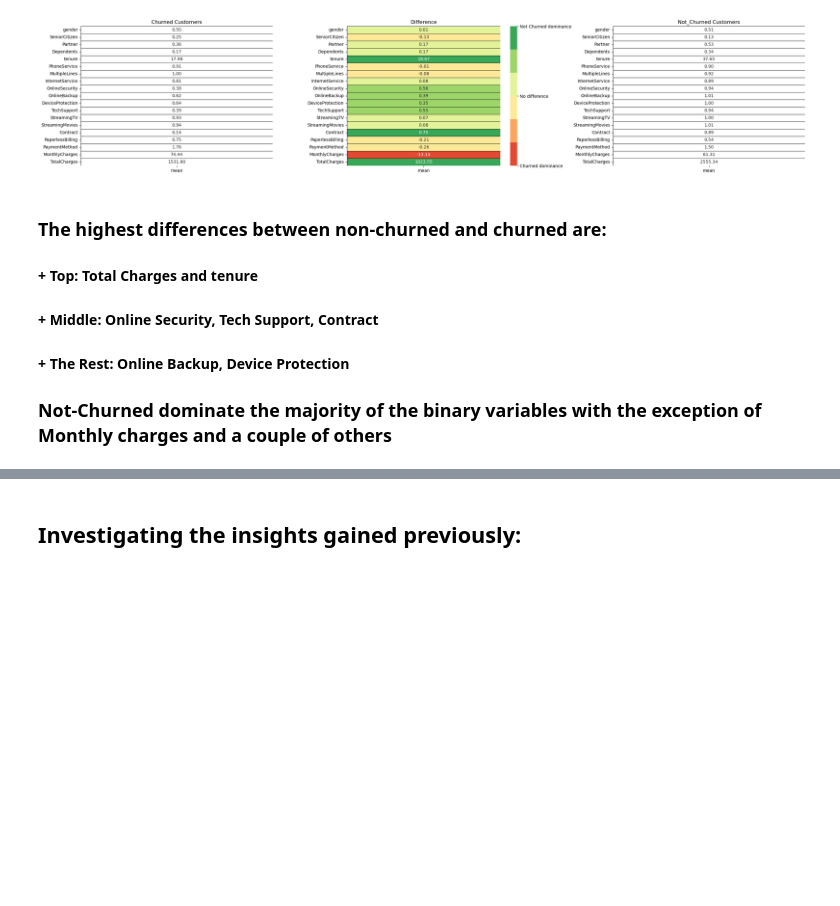
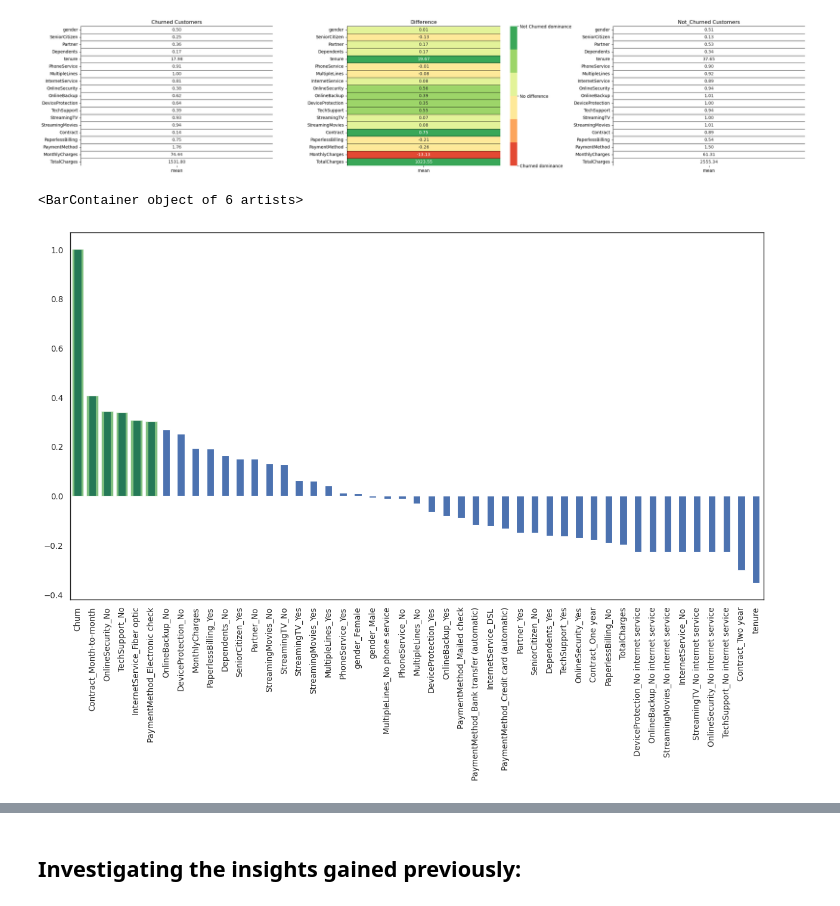
Before and after one commit to RusskiBoyVlad/Telco_customerchurn, a Jupyter notebook: telco-customer-churn.ipynb, the cells around one changed output, grey strips where cells are left out. Saved outputs shown, nothing was run; the diff lists cells and outputs as text; code cells hidden in the pictures; blank space fills up the shorter version.

Commit message:
Kaggle Notebook | Telco Customer Churn | Version 7

```diff
--- a/telco-customer-churn.ipynb
+++ b/telco-customer-churn.ipynb
@@ -360,10 +296,3 @@ plt.title('Not_Churned Customers');
 fig.tight_layout(pad=0)
 # %% [output]
 [figure]
-# %% [markdown]
-### The highest differences between non-churned and churned are:
-#### + Top: Total Charges and tenure
-#### + Middle: Online Security, Tech Support, Contract
-#### + The Rest: Online Backup, Device Protection
-
-### Not-Churned dominate the majority of the binary variables with the exception of Monthly charges and a couple of others
@@ -371,0 +299,20 @@ df = customer_data.copy()
+# %%
+fig, ax = plt.subplots(figsize=(15, 8))
+customer_data['Churn'].replace(to_replace='Yes', value=1, inplace=True)
+customer_data['Churn'].replace(to_replace='No',  value=0, inplace=True)
+df_dummies = pd.get_dummies(customer_data)
+
+df_dummies_sorted = df_dummies.corr()['Churn'].sort_values(ascending = False)
+df_dummies_sorted_desc = df_dummies.corr()['Churn'].sort_values(ascending = True)
+
+df_dummies_sorted.plot(kind='bar', label = True)
+
+df_dummies_strong_above = df_dummies_sorted.apply(lambda x :x if x>0.3 else None).dropna()
+strong_above = df_dummies_strong_above.index
+df_dummies_strong_above.dropna()
+
+ax.bar(strong_above, df_dummies.corr()['Churn'].loc[strong_above], color='green', alpha=0.5)
+print(df_dummies_strong_below)
+# %% [output]
+<BarContainer object of 6 artists>
+[figure, added]
```
Also changed, not shown: parts of 32 cells of this notebook.
